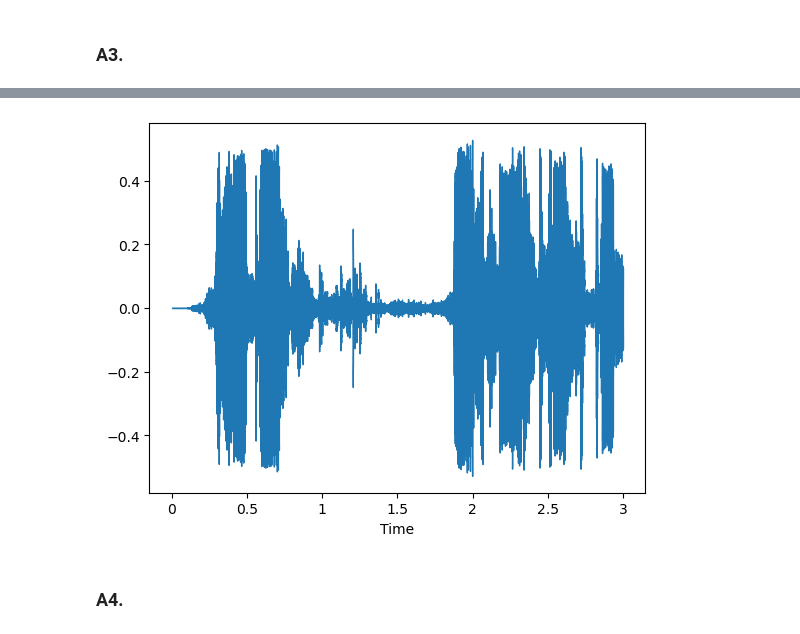
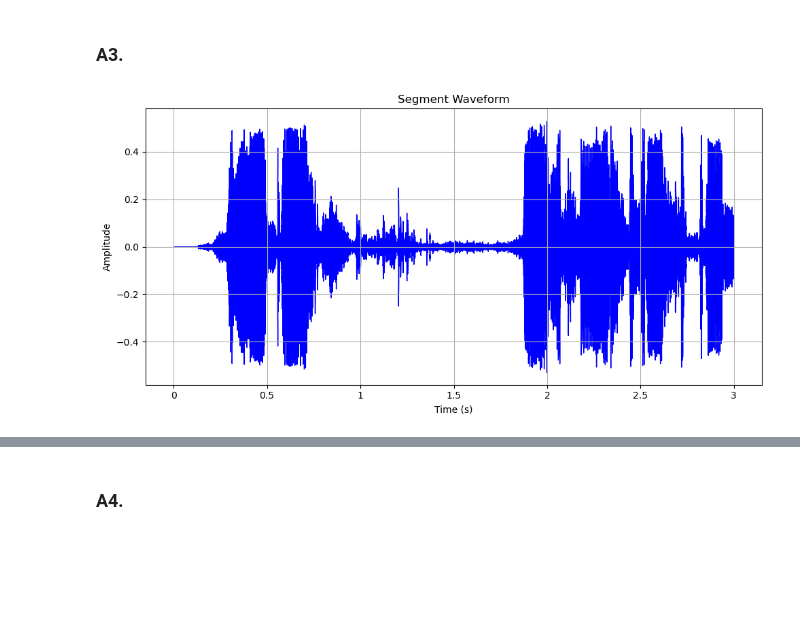
Before and after one commit to Subhash7781/AI-in-Speech-Processing, a Jupyter notebook: 21113_Lab01.ipynb, the cells around one changed output, grey strips where cells are left out. Saved outputs shown, nothing was run; the diff lists cells and outputs as text; code cells hidden in the pictures; blank space fills up the shorter version.

```diff
--- a/21113_Lab01.ipynb
+++ b/21113_Lab01.ipynb
@@ -34,14 +37,23 @@ Magnitude range: -0.5299454 to 0.53377306
 # %%
 import IPython.display as ipd
 
 start = int(0 * sr)
 end = int(3 * sr)
 segment = y[start:end]
-librosa.display.waveshow(segment)
+
+plt.figure(figsize=(10, 5))
+librosa.display.waveshow(segment, sr=sr,color='b')
+plt.title('Segment Waveform')
+plt.xlabel('Time (s)')
+plt.ylabel('Amplitude')
+plt.grid(True)
+plt.tight_layout()
+plt.show()
+
 ipd.Audio(segment, rate=sr)
 # %% [output]
+[figure, new version]
 [interactive output not drawn]
-[figure, old version]
 # %% [markdown]
 ### A4.
 # %%
```
Also changed, not shown: parts of 3 cells of this notebook.
